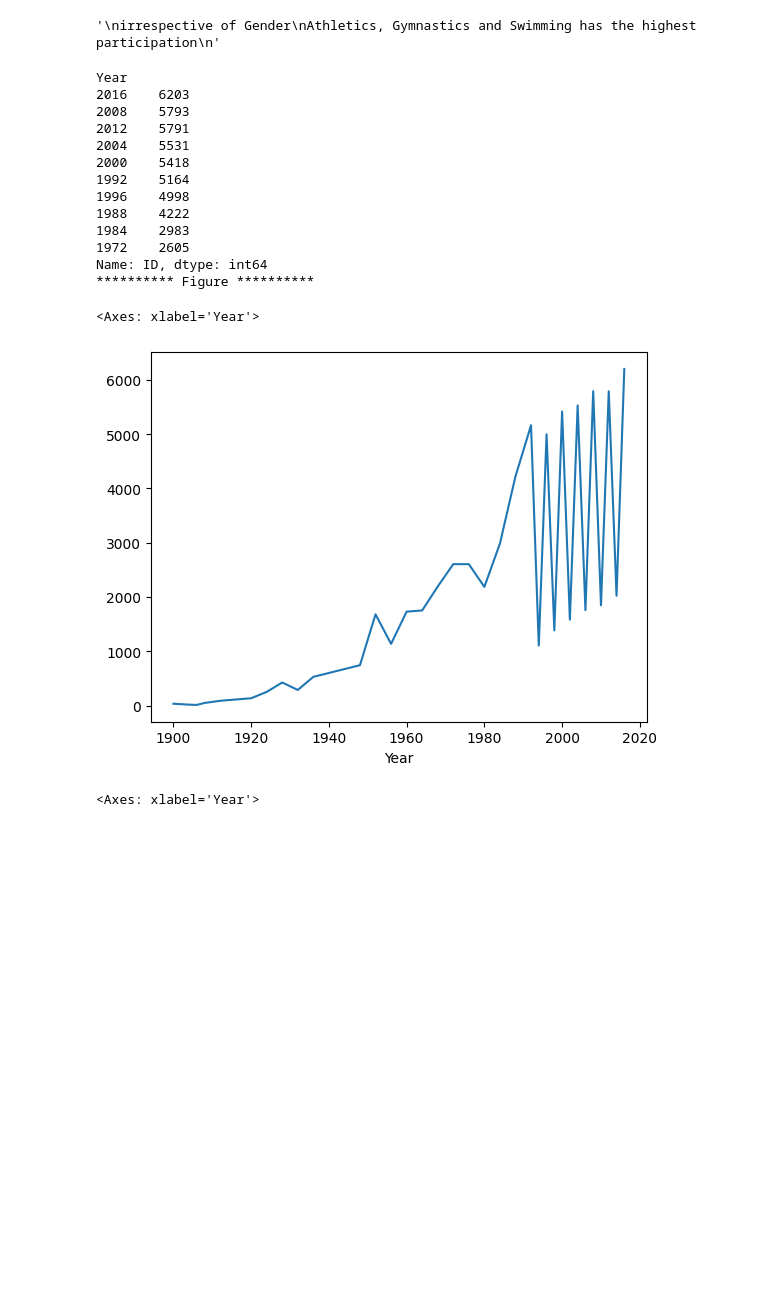
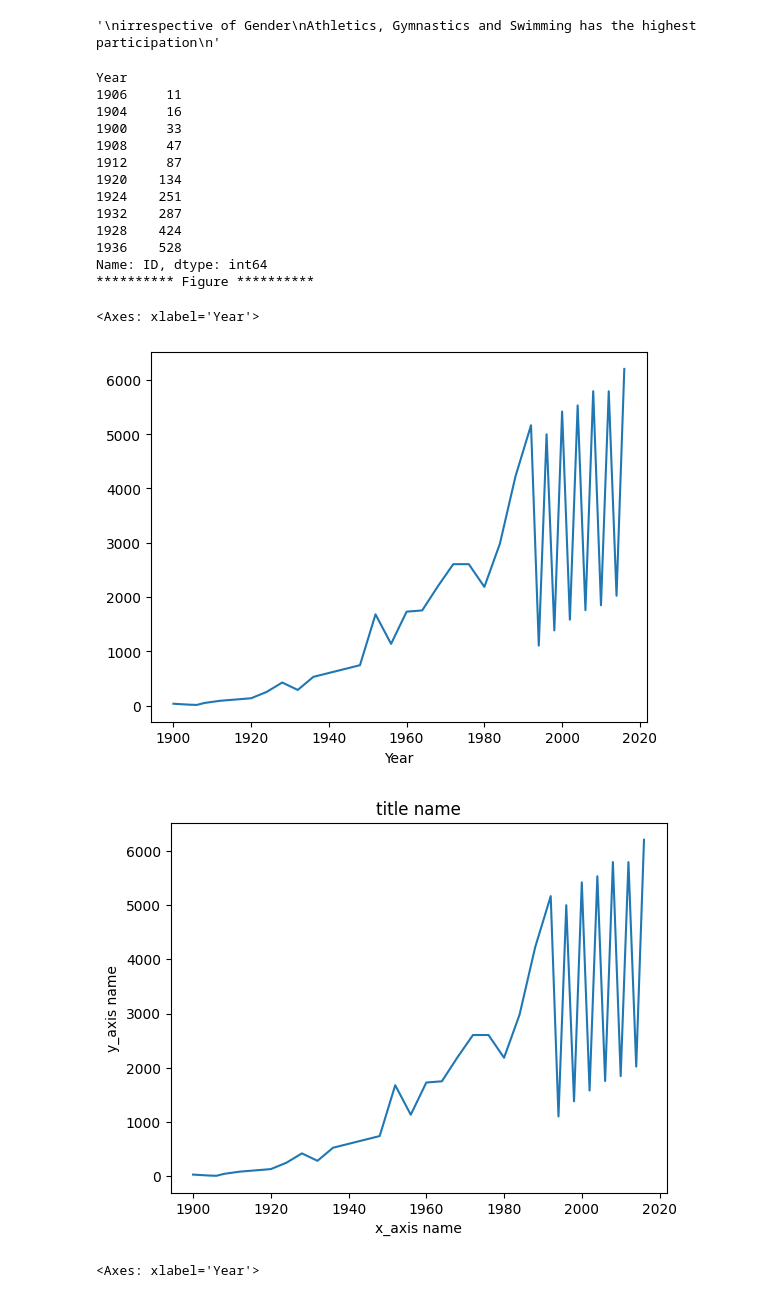
Before and after one commit to Sahil-987/Olympic-Dataset-Analysis, a Jupyter notebook: main.ipynb, the cells around one changed output. Saved outputs shown, nothing was run; the diff lists cells and outputs as text; code cells hidden in the pictures; blank space fills up the shorter version.

```diff
--- a/main.ipynb
+++ b/main.ipynb
@@ -454,27 +454,41 @@ Name: ID, dtype: int64
 '\nirrespective of Gender\nAthletics, Gymnastics and Swimming has the highest participation\n'
 # %%
 ### participation of female over the years
-print(df_final[df_final['Sex'] == 'F'].groupby(['Year'])['ID'].count().sort_values(ascending=False).head(10))
+print(df_final[df_final['Sex'] == 'F'].groupby(['Year'])['ID'].count().sort_values().head(10))
 
 print("*"*10,"Figure","*"*10)
 
 df_final[df_final['Sex'] == 'F'].groupby(['Year'])['ID'].count().plot()
 # %% [output]
 Year
-2016    6203
-2008    5793
-2012    5791
-2004    5531
-2000    5418
-1992    5164
-1996    4998
-1988    4222
-1984    2983
-1972    2605
+1906     11
+1904     16
+1900     33
+1908     47
+1912     87
+1920    134
+1924    251
+1932    287
+1928    424
+1936    528
 Name: ID, dtype: int64
 ********** Figure **********
 <Axes: xlabel='Year'>
 [figure]
+# %%
+## using matplotlib same plot
+df_wmn_prtcptn = df_final[df_final['Sex'] == 'F'].groupby(['Year'])['ID'].count().to_frame().reset_index()
+df_wmn_prtcptn.rename(columns={'ID': 'Number of Women'}, inplace=True)
+x_axis = df_wmn_prtcptn['Year']
+y_axis = df_wmn_prtcptn['Number of Women']
+
+plt.plot(x_axis, y_axis)
+plt.title('title name')
+plt.xlabel('x_axis name')
+plt.ylabel('y_axis name')
+plt.show()
+# %% [output]
+[figure, added]
 # %%
 # exclude winter season
 
```
Also changed, not shown: parts of 8 cells of this notebook.
